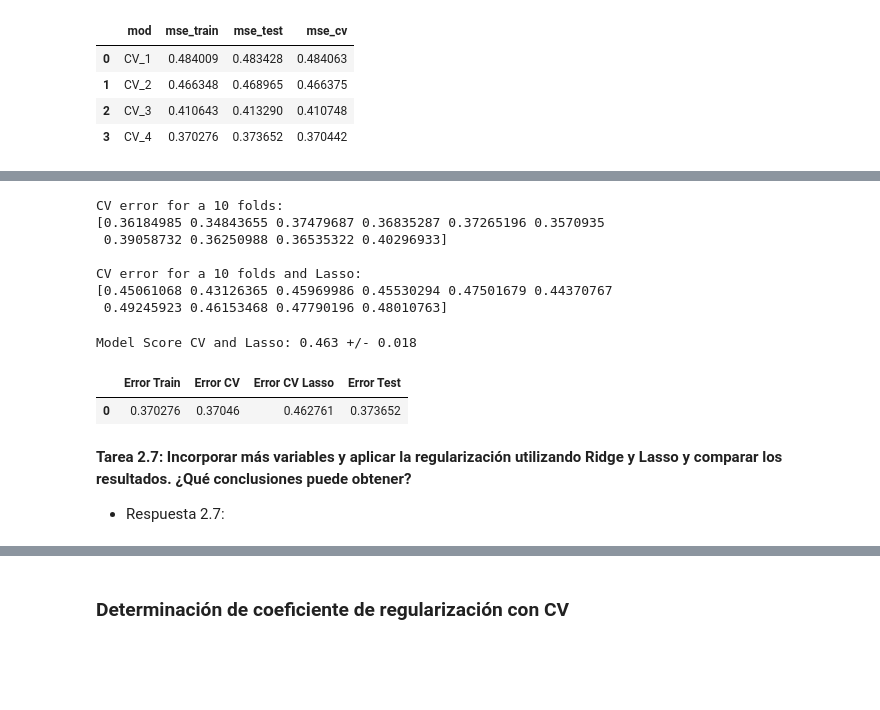
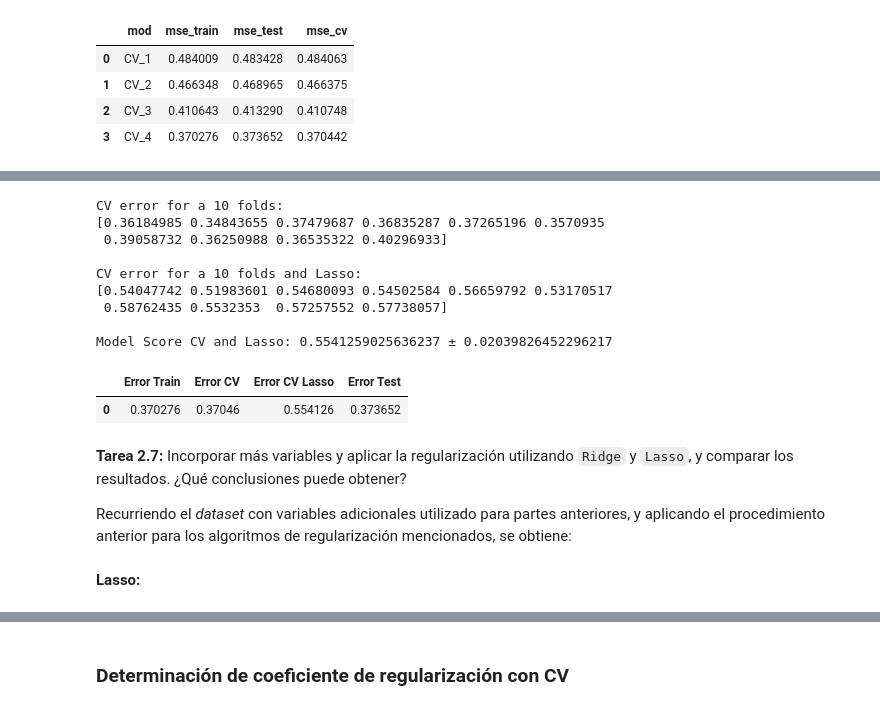
Before and after one commit to sebassu/tecnicas-machine-learning, a Jupyter notebook: laboratorios/2/pr_3_reg_cv.ipynb, the cells around one changed output, grey strips where cells are left out. Drawn from its saved outputs; the diff is of its cells as text; code cells hidden in the pictures; blank space fills up the shorter version.

```diff
--- a/laboratorios/2/pr_3_reg_cv.ipynb
+++ b/laboratorios/2/pr_3_reg_cv.ipynb
@@ -130,7 +120,11 @@ df_l_ysos_transf.head()
 # %% [markdown]
 ## División del dataset en Train y Test
 # %%
-X_train, X_test, y_train, y_test = train_test_split(df_l_ysos_transf[['edad', 'sexo_Mujer', 'anios_educ', 'antiguedad', 'categoria_ocup_Asalariado/a público/a']], \
-                                                    df_l_ysos_transf['l_ysos_dep'],
-                                                    test_size=0.20,
-                                                    random_state=1234)
+X_train, X_test, y_train, y_test = train_test_split(
+    df_l_ysos_transf[['edad', 'sexo_Mujer', 'anios_educ', 'antiguedad', 'categoria_ocup_Asalariado/a público/a']],
+    df_l_ysos_transf['l_ysos_dep'],
+    test_size=0.20,
+    random_state=1234
+)
+
+X_train.shape, X_test.shape, y_train.shape, y_test.shape
@@ -147,11 +139,9 @@ pipeline = make_pipeline(StandardScaler(), LinearRegression())
 # %%
-# creating a pipe using the make_pipeline method
-pipeline = make_pipeline(StandardScaler(),
-                         LinearRegression())
-
-#fitting data into the model
+pipeline = make_pipeline(StandardScaler(), LinearRegression())
 pipeline.fit(X_train, y_train)
 
-# predicting values
 y_test_pred = pipeline.predict(X_test)
 y_train_pred = pipeline.predict(X_train)
+
+print(f'Model Error Train: {mean_squared_error(y_train, y_train_pred)}')
+print(f'Model Error Test: {mean_squared_error(y_test, y_test_pred)}')
@@ -299,15 +348,18 @@ scores_cv_lasso = cross_val_score(lasso, X = X_train, y = y_train, cv = k_folds,
 # %%
-print('CV error for a %s folds: \n%s' %(k_folds, -1*scores_cv))
-print('\nCV error for a %s folds and Lasso: \n%s' %(k_folds, -1*scores_cv_lasso))
+lasso = Lasso()
+scores_cv_lasso = cross_val_score(lasso, X = X_train, y = y_train, cv = k_folds, scoring='neg_mean_squared_error')
+
+print(f'CV error for a {k_folds} folds:\n{-1 * scores_cv}\n')
+print(f'CV error for a {k_folds} folds and Lasso:\n{-1 * scores_cv_lasso}\n')
+
+print(f'Model Score CV and Lasso: {-1*np.mean(scores_cv_lasso)} ± {np.std(scores_cv_lasso)}')
 # %% [output]
 CV error for a 10 folds:
 [0.36184985 0.34843655 0.37479687 0.36835287 0.37265196 0.3570935
  0.39058732 0.36250988 0.36535322 0.40296933]
 
 CV error for a 10 folds and Lasso:
-[0.45061068 0.43126365 0.45969986 0.45530294 0.47501679 0.44370767
- 0.49245923 0.46153468 0.47790196 0.48010763]
+[0.54047742 0.51983601 0.54680093 0.54502584 0.56659792 0.53170517
+ 0.58762435 0.5532353  0.57257552 0.57738057]
+
+Model Score CV and Lasso: 0.5541259025636237 ± 0.02039826452296217
-# %%
-print('Model Score CV and Lasso: %.3f +/- %.3f' % (-1*np.mean(scores_cv_lasso),np.std(scores_cv_lasso)))
-# %% [output]
-Model Score CV and Lasso: 0.463 +/- 0.018
@@ -321,9 +366,19 @@ data = {'Error Train':[error_train],
 # %%
-error = pd.DataFrame(data)
-error
+pd.DataFrame({
+    "Error Train": [error_train],
+    "Error CV": [error_cv],
+    "Error CV Lasso": [-1 * np.mean(scores_cv_lasso)],
+    "Error Test": [error_test],
+})
 # %% [output]
 |  | Error Train | Error CV | Error CV Lasso | Error Test |
-| 0 | 0.370276 | 0.37046 | 0.462761 | 0.373652 |
+| 0 | 0.370276 | 0.37046 | 0.554126 | 0.373652 |
 # %% [markdown]
-**Tarea 2.7: Incorporar más variables y aplicar la regularización utilizando Ridge y Lasso y comparar los resultados. ¿Qué conclusiones puede obtener?**
- - Respuesta 2.7:
+**Tarea 2.7:** Incorporar más variables y aplicar la regularización utilizando
+`Ridge` y `Lasso`, y comparar los resultados. ¿Qué conclusiones puede obtener?
+
+Recurriendo el _dataset_ con variables adicionales utilizado para partes
+anteriores, y aplicando el procedimiento anterior para los algoritmos de
+regularización mencionados, se obtiene:
+# %% [markdown]
+**Lasso:**
```
Also changed, not shown: parts of 57 cells of this notebook.
